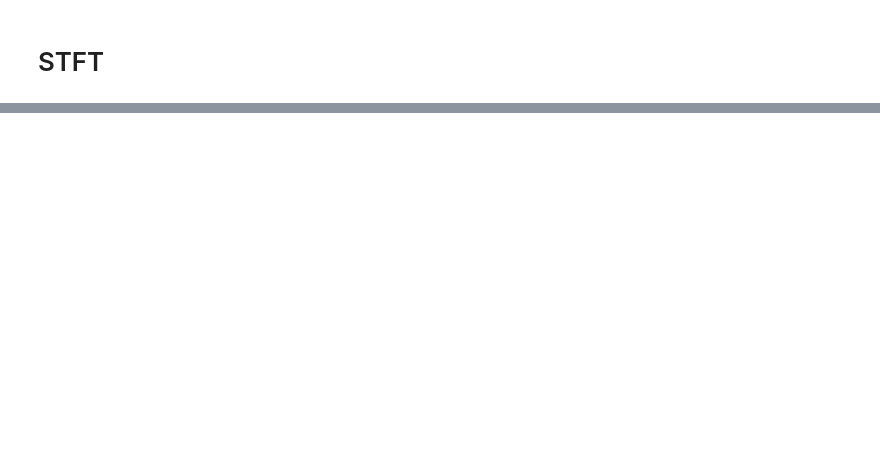
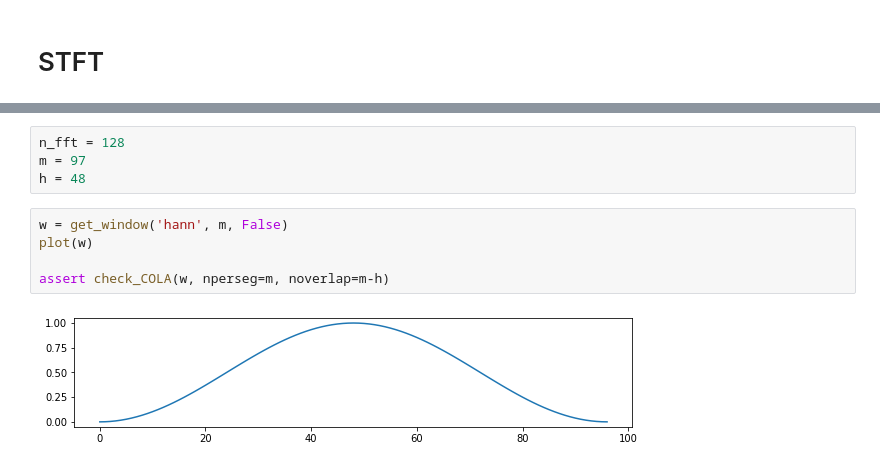
Before and after one commit to jhartquist/rtma, a Jupyter notebook: nbs/03_stft.ipynb, the cells around one changed output, grey strips where cells are left out. Saved outputs shown, nothing was run; the diff lists cells and outputs as text; blank space fills up the shorter version.

```diff
--- a/nbs/03_stft.ipynb
+++ b/nbs/03_stft.ipynb
@@ -269,0 +26,11 @@ def gen_frames(x, m, h):
+# %%
+n_fft = 128
+m = 97
+h = 48
+# %%
+w = get_window('hann', m, False)
+plot(w)
+
+assert check_COLA(w, nperseg=m, noverlap=m-h)
+# %% [output]
+[figure, added]
```
Also changed, not shown: parts of 56 cells of this notebook, 18 other files.
